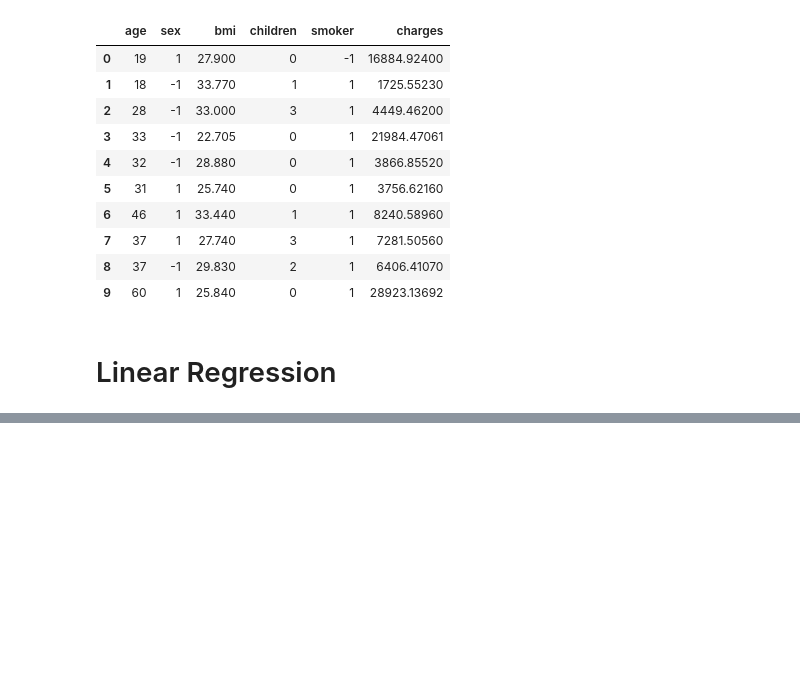
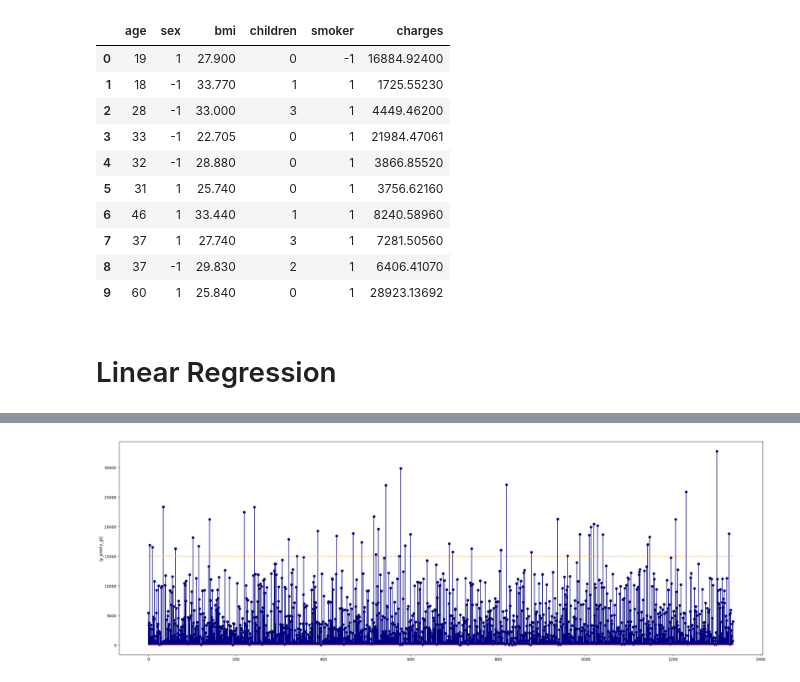
Before and after one commit to DataPyPeil/LinearRegressionClass, a Jupyter notebook: LinearRegression/example/exampleInsurance.ipynb, the cells around one changed output, grey strips where cells are left out. Drawn from its saved outputs; the diff is of its cells as text; code cells hidden in the pictures; blank space fills up the shorter version.

```diff
--- a/LinearRegression/example/exampleInsurance.ipynb
+++ b/LinearRegression/example/exampleInsurance.ipynb
@@ -53,7 +54,7 @@ df.head(10)
 features = np.array(['age', 'sex', 'bmi', 'children', 'smoker'])
 X, y = df[features].to_numpy(), df[['charges']].to_numpy()
 # %%
-model = LinearRegression(X=X, y_gt=y, alpha=3e-9, eps=1e-5)
+model = LinearRegression(X=X, y_gt=y, alpha=0.0001, eps=1e-5)
 # %%
 model.fit()
 # %% [output]
@@ -70,0 +84,15 @@ IndexError: index 5 is out of bounds for axis 0 with size 5
+# %%
+def plot_mse(y_pred, y_gt, threshold=0):
+    error = np.abs(y_pred-y_gt)
+
+    plt.figure(figsize=(30,10))
+    plt.stem(error, linefmt='navy')
+    plt.hlines(threshold, 0, y_pred.shape[0], lw=2, ls=':', color='darkorange')
+    plt.ylabel('|y_pred-y_gt|')
+    plt.show()
+# %%
+y_pred = model.predict()
+# %%
+plot_mse(y_pred, y, 15000)
+# %% [output]
+[figure, added]
```
Also changed, not shown: parts of 4 cells of this notebook, 3 other files.
